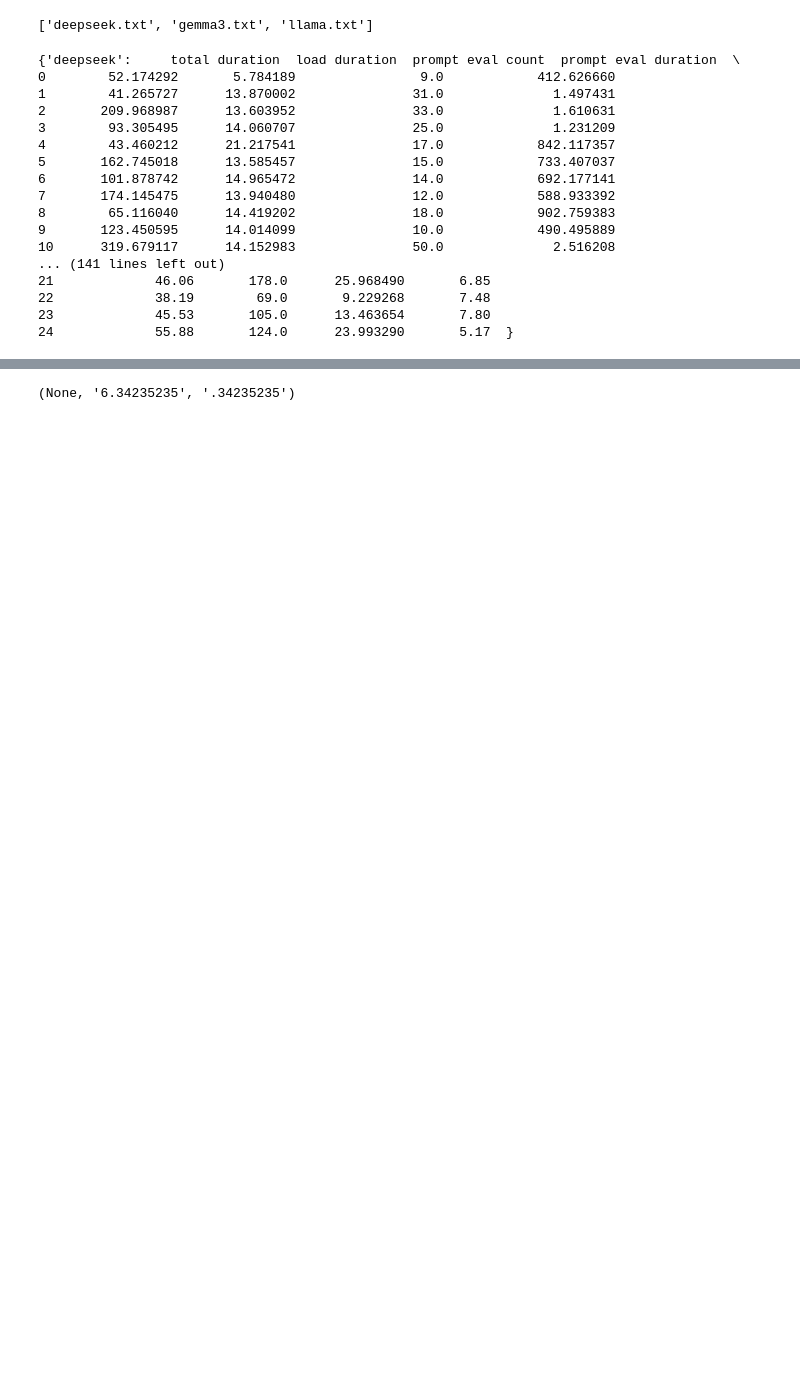
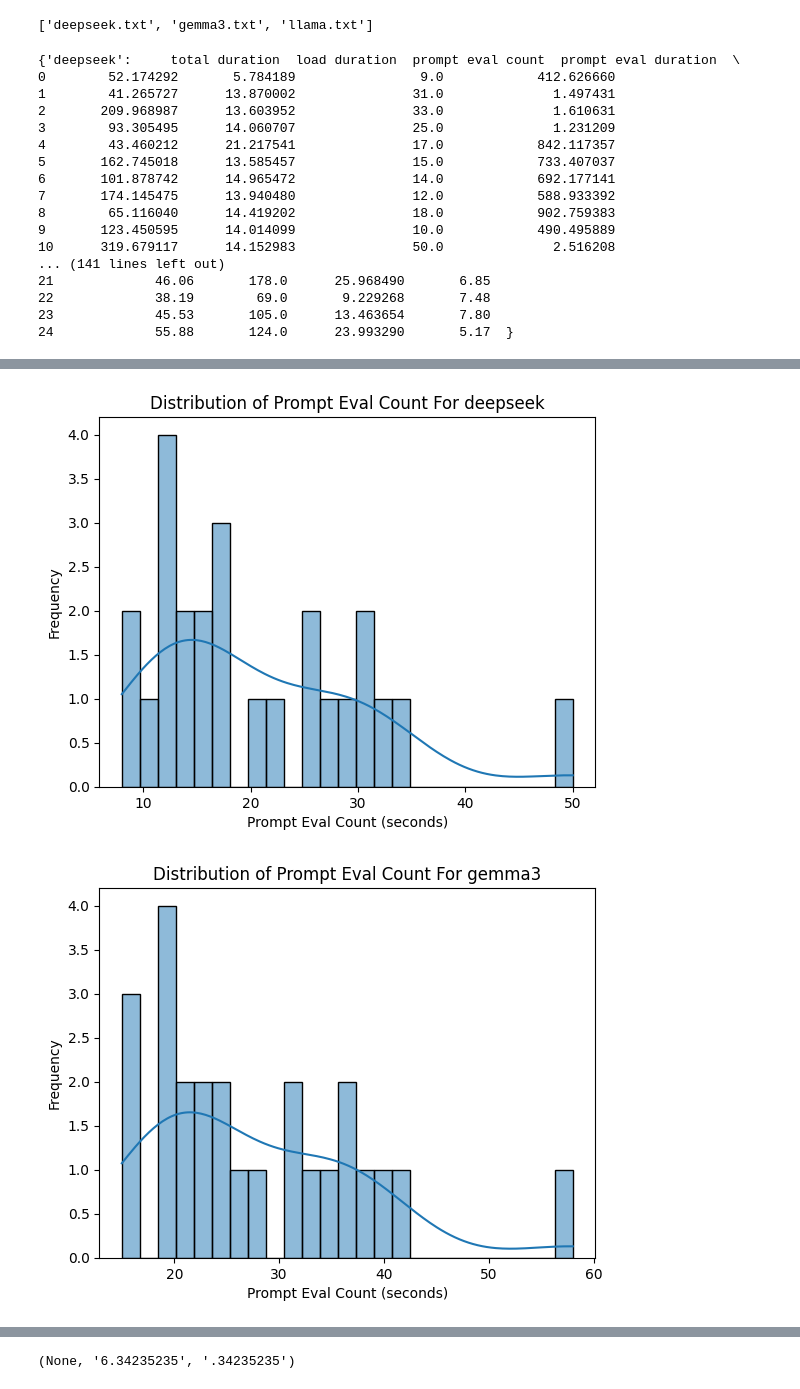
Before and after one commit to alvaad4/Research-2025, a Jupyter notebook: data-vis.ipynb, the cells around one changed output, grey strips where cells are left out. Drawn from its saved outputs; the diff is of its cells as text; code cells hidden in the pictures; blank space fills up the shorter version.

```diff
--- a/data-vis.ipynb
+++ b/data-vis.ipynb
@@ -105,0 +93,13 @@ KeyError: 'load duration'
+# %%
+for key in df:
+
+#Histogram of eval rate
+    df[key]['prompt eval count'] = pd.to_numeric(df[key]['prompt eval count'])  # Convert or set invalids to NaN, likelt means our data is messy
+    sns.histplot(df[key]['prompt eval count'], bins=25, kde=True)
+    plt.title("Distribution of Prompt Eval Count For " + key)
+    plt.xlabel("Prompt Eval Count (seconds)")
+    plt.ylabel("Frequency")
+    plt.show()
+# %% [output]
+[figure, added]
+[figure, added]
```
Also changed, not shown: parts of 12 cells of this notebook.
